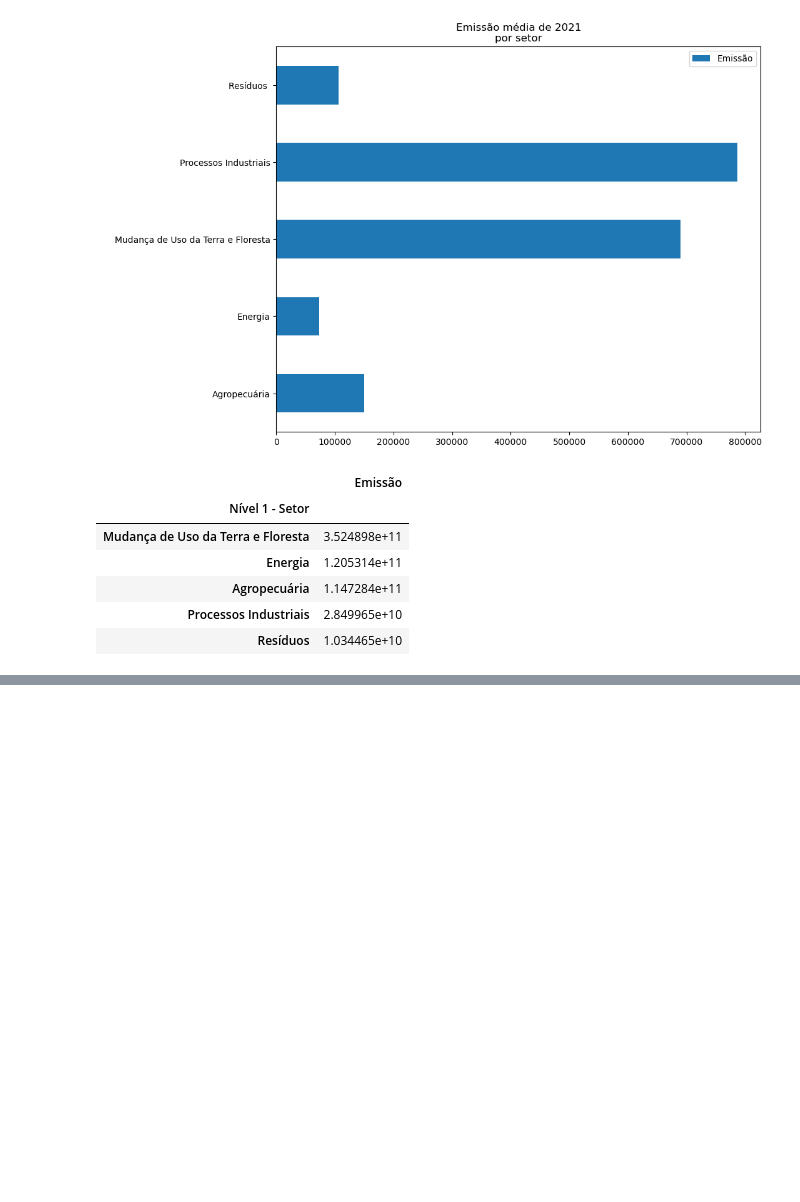
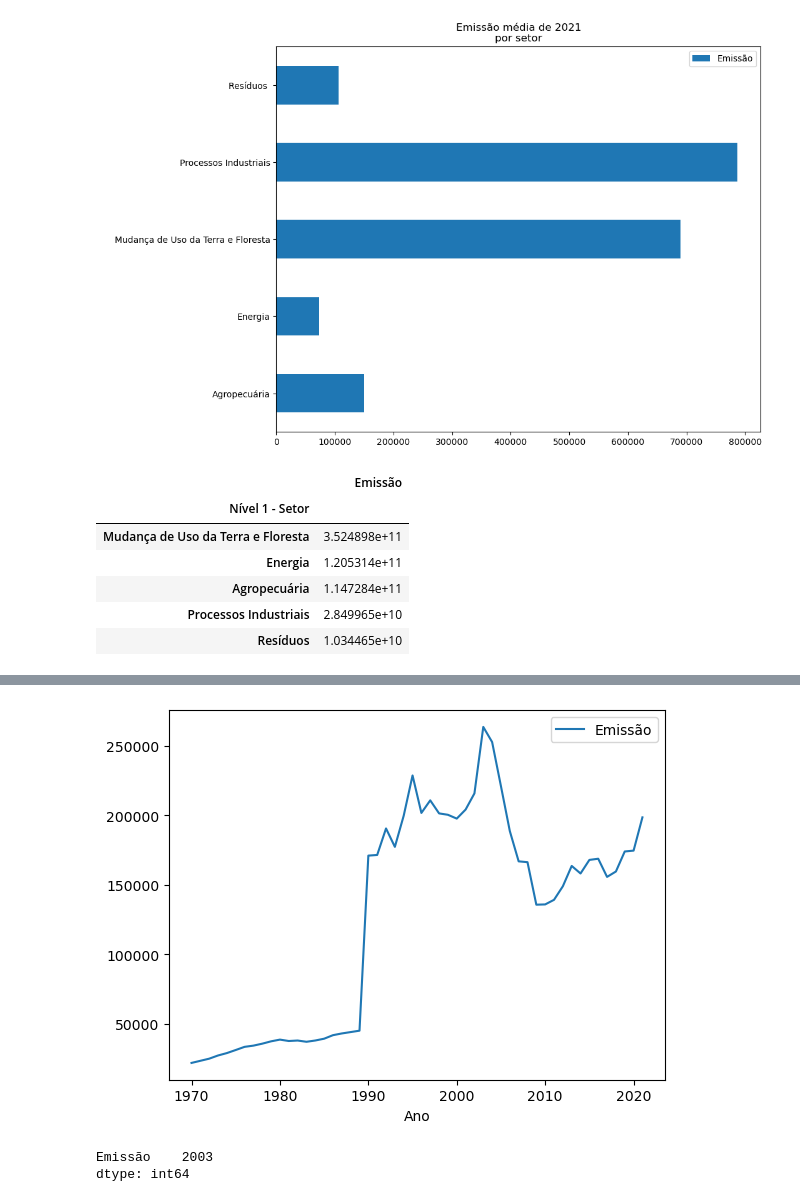
Before and after one commit to victorccampos/DataScienceWithPython, a Jupyter notebook: Pandas/Pandas03.ipynb, the cells around one changed output, grey strips where cells are left out. Cells and saved outputs as stored; diff of their text form; code cells hidden in the pictures; blank space fills up the shorter version.

```diff
--- a/Pandas/Pandas03.ipynb
+++ b/Pandas/Pandas03.ipynb
@@ -583,0 +735,9 @@ emissoes_por_ano.groupby('Nível 1 - Setor')[['Emissão']].sum().sort_values(by=
+# %%
+emissoes_por_ano.groupby('Ano')[['Emissão']].mean().plot();
+# %% [output]
+[figure, added]
+# %%
+emissoes_por_ano.groupby('Ano')[['Emissão']].mean().idxmax() # Ano de maior emissão
+# %% [output]
+Emissão    2003
+dtype: int64
```
Also changed, not shown: parts of 28 cells of this notebook.
